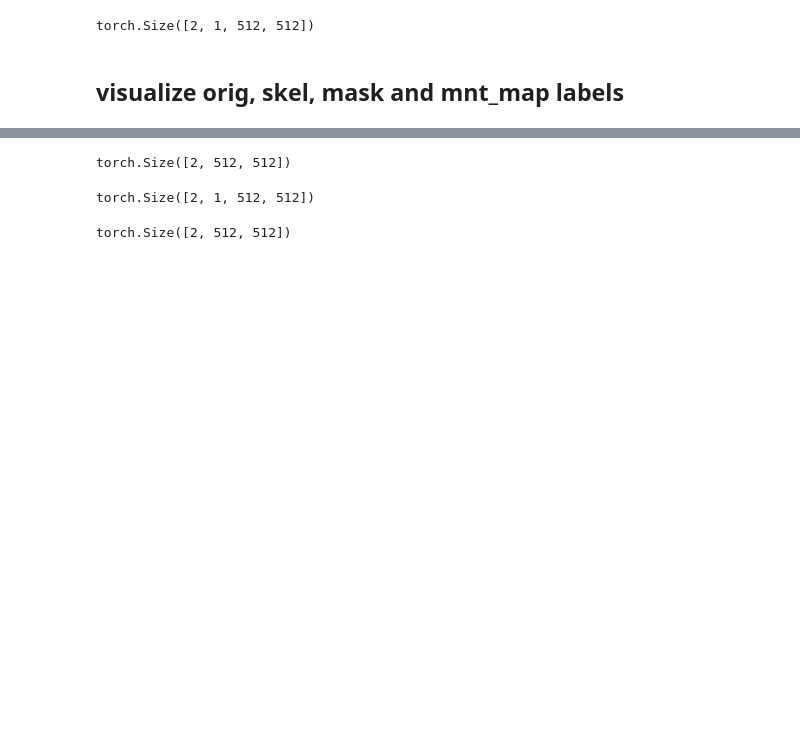
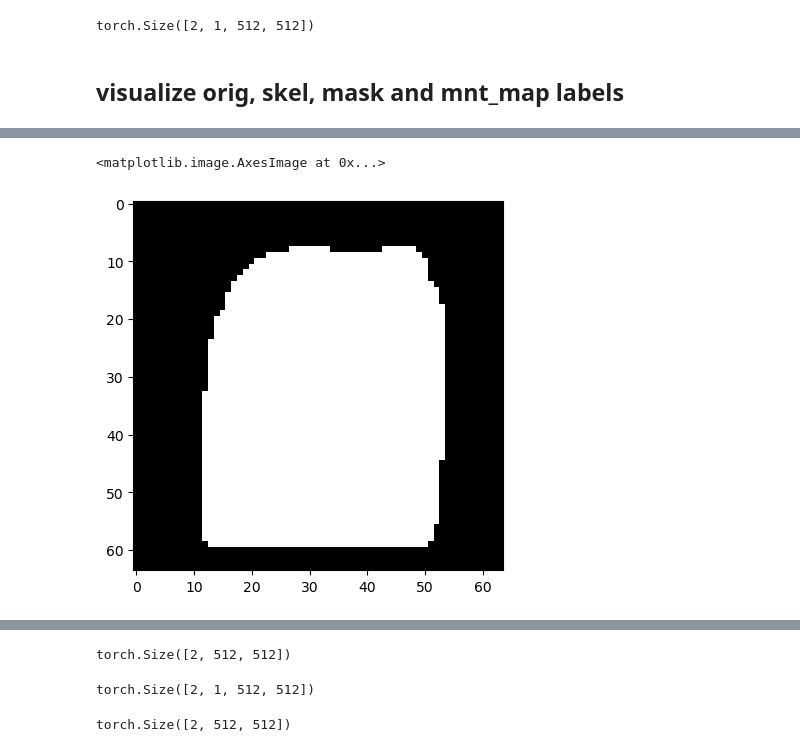
Before and after one commit to gdseabra/fingerprint-enhancement, a Jupyter notebook: notebooks/weighted_mnts_debug.ipynb, the cells around one changed output, grey strips where cells are left out. Cells and saved outputs as stored; diff of their text form; code cells hidden in the pictures; blank space fills up the shorter version.

```diff
--- a/notebooks/weighted_mnts_debug.ipynb
+++ b/notebooks/weighted_mnts_debug.ipynb
@@ -26,0 +34,5 @@ torch.Size([2, 1, 512, 512])
+# %%
+plt.imshow(-orient_map[0, 90, :, :], cmap = 'gray')
+# %% [output]
+<matplotlib.image.AxesImage at 0x...>
+[figure, added]
```
Also changed, not shown: parts of 14 cells of this notebook, 18 other files.
